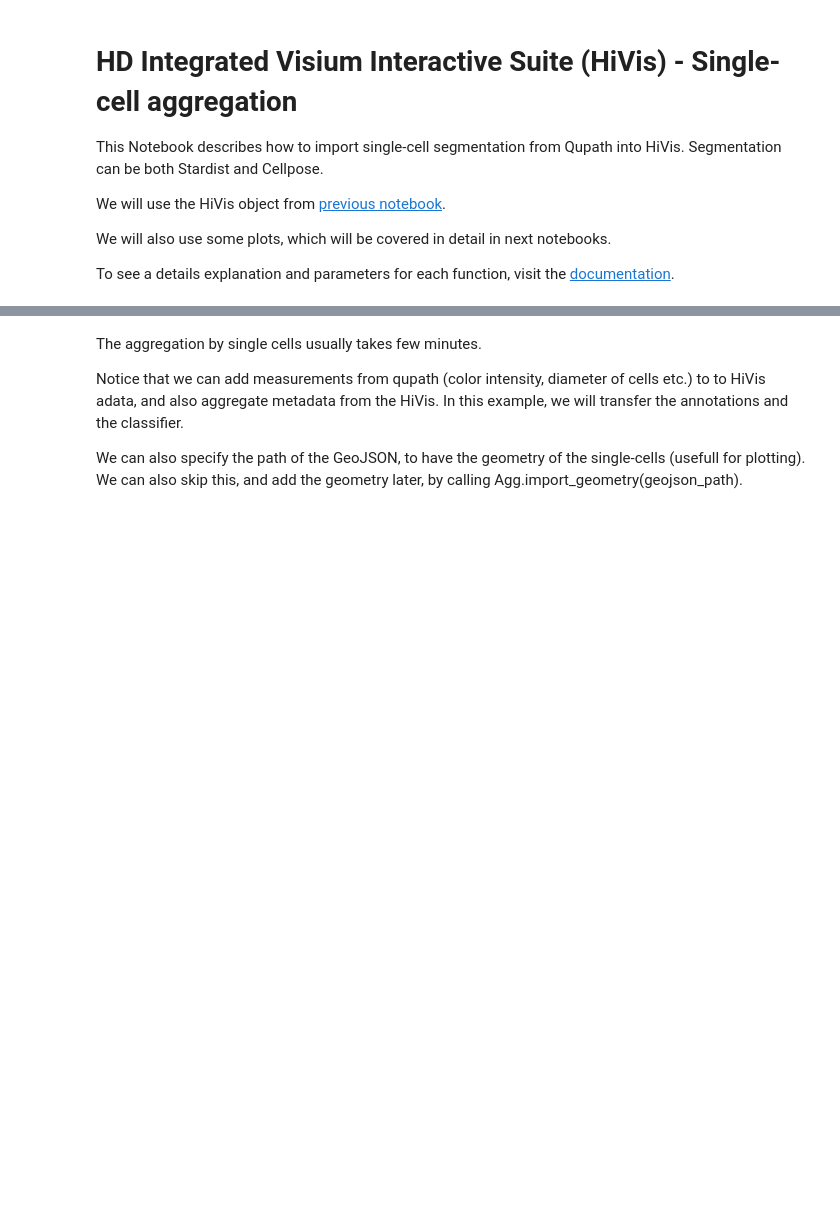
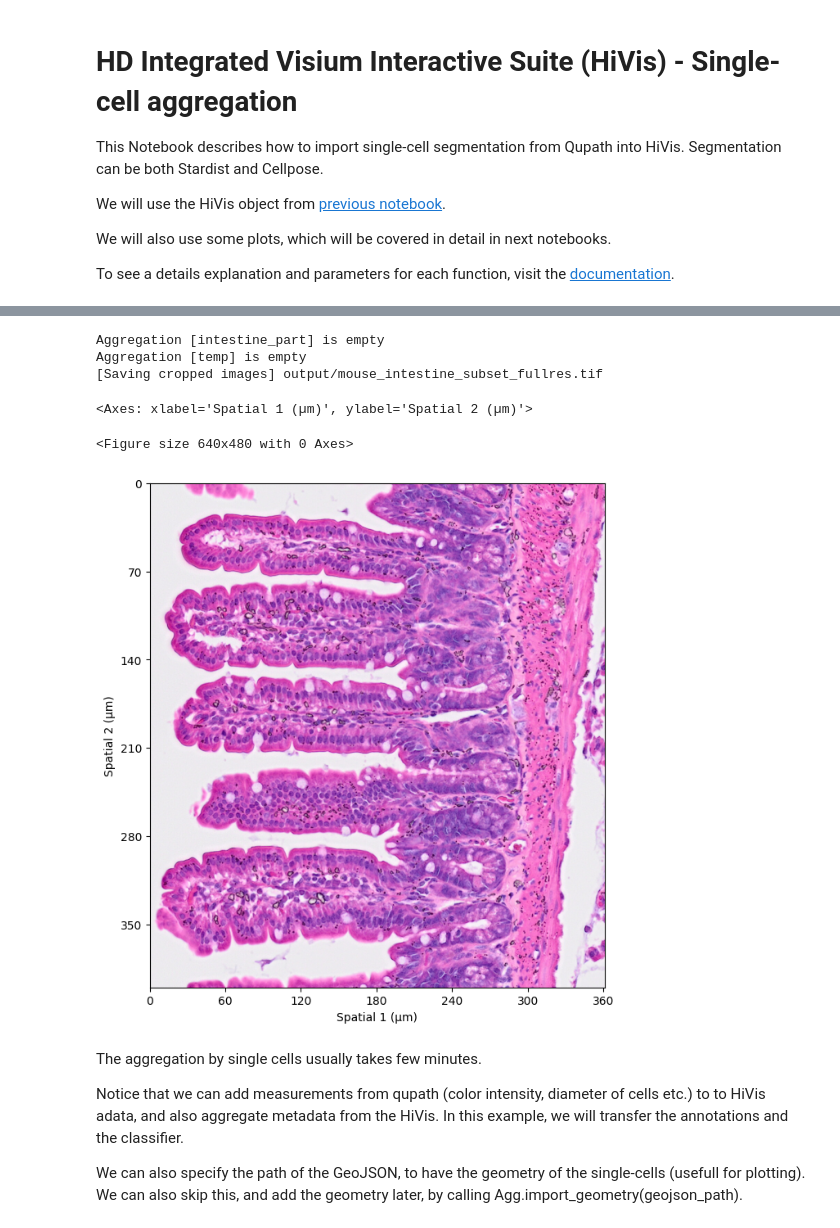
Before and after one commit to roynov01/HiVis, a Jupyter notebook: tutorials/3_single-cell_aggregation.ipynb, the cells around one changed output, grey strips where cells are left out. Cells and saved outputs as stored; diff of their text form; code cells hidden in the pictures; blank space fills up the shorter version.

```diff
--- a/tutorials/3_single-cell_aggregation.ipynb
+++ b/tutorials/3_single-cell_aggregation.ipynb
@@ -28 +32,13 @@ Tutorial for the segmentation can be seen in the [readme file]().
+# %%
+xlim = (0, 400)
+ylim = (3300, 3700)
+sub = si[(si["um_x"] > xlim[0]) & (si["um_x"] < xlim[1]) & (si["um_y"] > ylim[0]) & (si["um_y"] < ylim[1]),:]
+_ = sub.export_images(force=True)
+# %% [output]
+Aggregation [intestine_part] is empty
+Aggregation [temp] is empty
+[Saving cropped images] output/mouse_intestine_subset_fullres.tif
+<Axes: xlabel='Spatial 1 (µm)', ylabel='Spatial 2 (µm)'>
+<Figure size 640x480 with 0 Axes>
+[figure, added]
 # %%
```
Also changed, not shown: parts of 11 cells of this notebook, 1 other file.
